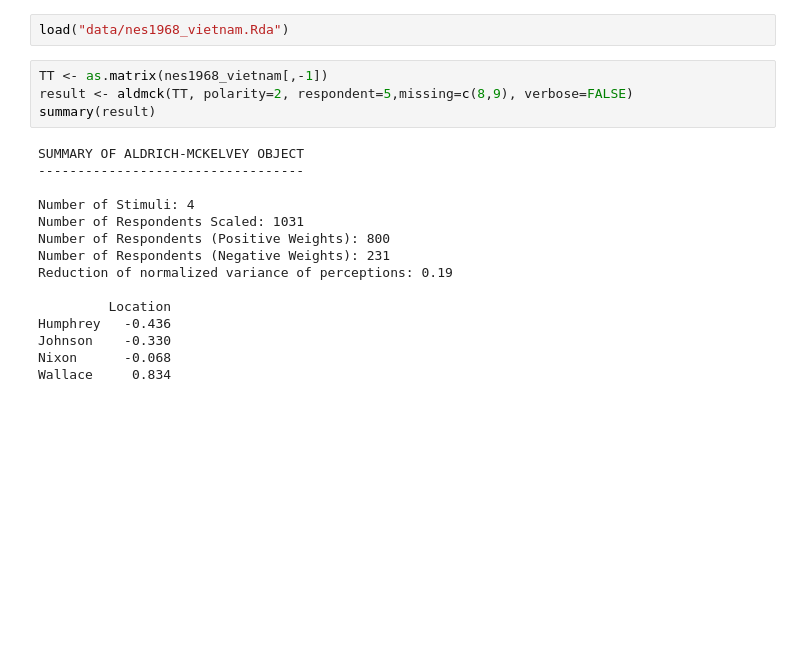
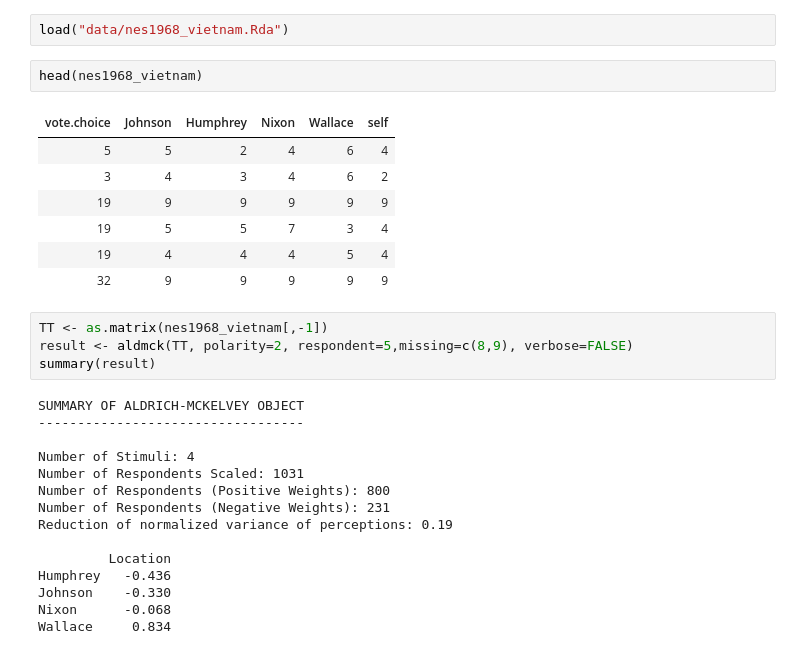
Before and after one commit to psygement/psypoli, a Jupyter notebook: part1/votingR/ch03/3_Analyzing_Issue_Scales.ipynb, the cells around one changed output. Drawn from its saved outputs; the diff is of its cells as text; blank space fills up the shorter version.

```diff
--- a/part1/votingR/ch03/3_Analyzing_Issue_Scales.ipynb
+++ b/part1/votingR/ch03/3_Analyzing_Issue_Scales.ipynb
@@ -267,5 +365,15 @@ legend("topright", ltext, pch = c(15:17,NA), col = c(cols, NA),
 # %%
 load("data/nes1968_vietnam.Rda")
+# %%
+head(nes1968_vietnam)
+# %% [output]
+| vote.choice | Johnson | Humphrey | Nixon | Wallace | self |
+| 5 | 5 | 2 | 4 | 6 | 4 |
+| 3 | 4 | 3 | 4 | 6 | 2 |
+| 19 | 9 | 9 | 9 | 9 | 9 |
+| 19 | 5 | 5 | 7 | 3 | 4 |
+| 19 | 4 | 4 | 4 | 5 | 4 |
+| 32 | 9 | 9 | 9 | 9 | 9 |
 # %%
 TT <- as.matrix(nes1968_vietnam[,-1])
 result <- aldmck(TT, polarity=2, respondent=5,missing=c(8,9), verbose=FALSE)
```
Also changed, not shown: parts of 40 cells of this notebook.
